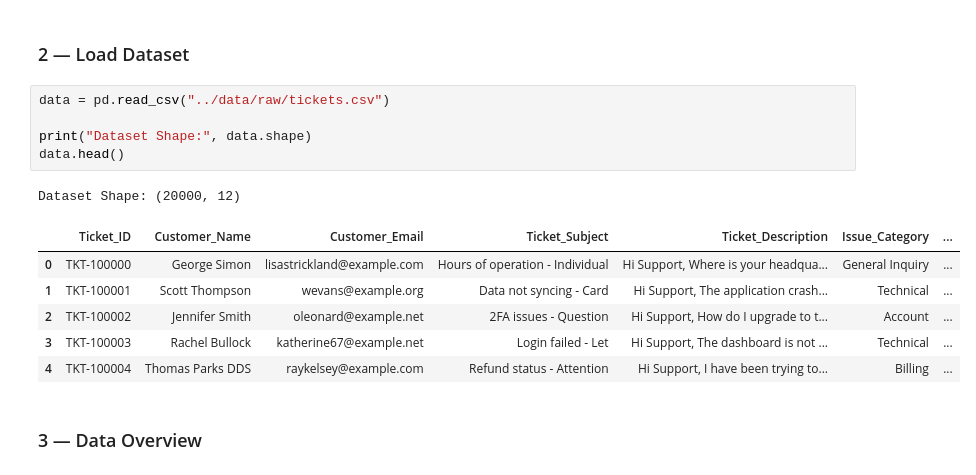
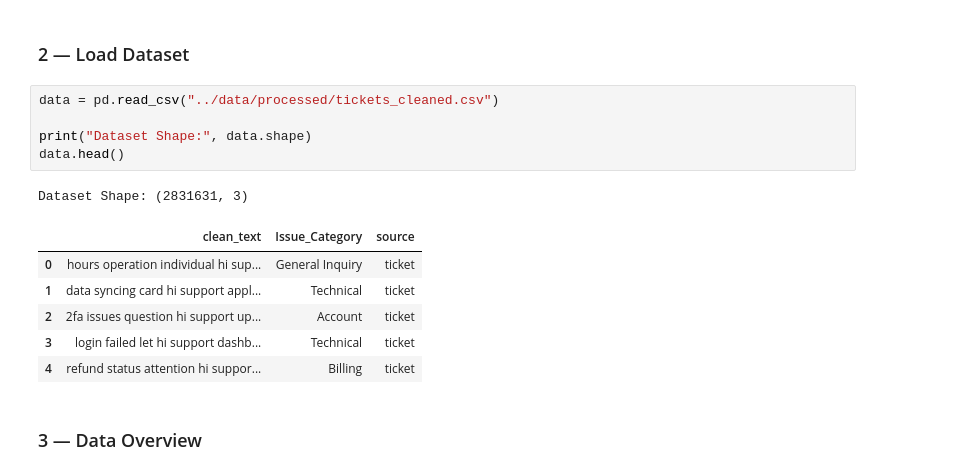
Before and after one commit to Hashem-Rashed/Intelligent-Support-Ticket-Classification-with-RAG, a Jupyter notebook: notebooks/01_data_preprocessingHS.ipynb, the cells around one changed output. Cells and saved outputs as stored; diff of their text form.

```diff
--- a/notebooks/01_data_preprocessingHS.ipynb
+++ b/notebooks/01_data_preprocessingHS.ipynb
@@ -20,18 +20,18 @@ from nltk.corpus import stopwords
 # %% [markdown]
 ### 2 — Load Dataset
 # %%
-data = pd.read_csv("../data/raw/tickets.csv")
+data = pd.read_csv("../data/processed/tickets_cleaned.csv")
 
 print("Dataset Shape:", data.shape)
 data.head()
 # %% [output]
-Dataset Shape: (20000, 12)
+Dataset Shape: (2831631, 3)
-|  | Ticket_ID | Customer_Name | Customer_Email | Ticket_Subject | Ticket_Description | Issue_Category | ... |
-| 0 | TKT-100000 | George Simon | lisastrickland@example.com | Hours of operation - Individual | Hi Support, Where is your headqua... | General Inquiry | ... |
-| 1 | TKT-100001 | Scott Thompson | wevans@example.org | Data not syncing - Card | Hi Support, The application crash... | Technical | ... |
-| 2 | TKT-100002 | Jennifer Smith | oleonard@example.net | 2FA issues - Question | Hi Support, How do I upgrade to t... | Account | ... |
-| 3 | TKT-100003 | Rachel Bullock | katherine67@example.net | Login failed - Let | Hi Support, The dashboard is not ... | Technical | ... |
-| 4 | TKT-100004 | Thomas Parks DDS | raykelsey@example.com | Refund status - Attention | Hi Support, I have been trying to... | Billing | ... |
+|  | clean_text | Issue_Category | source |
+| 0 | hours operation individual hi sup... | General Inquiry | ticket |
+| 1 | data syncing card hi support appl... | Technical | ticket |
+| 2 | 2fa issues question hi support up... | Account | ticket |
+| 3 | login failed let hi support dashb... | Technical | ticket |
+| 4 | refund status attention hi suppor... | Billing | ticket |
 # %% [markdown]
 ### 3 — Data Overview
 # %%
```
Also changed, not shown: parts of 9 cells of this notebook, 13 other files.
